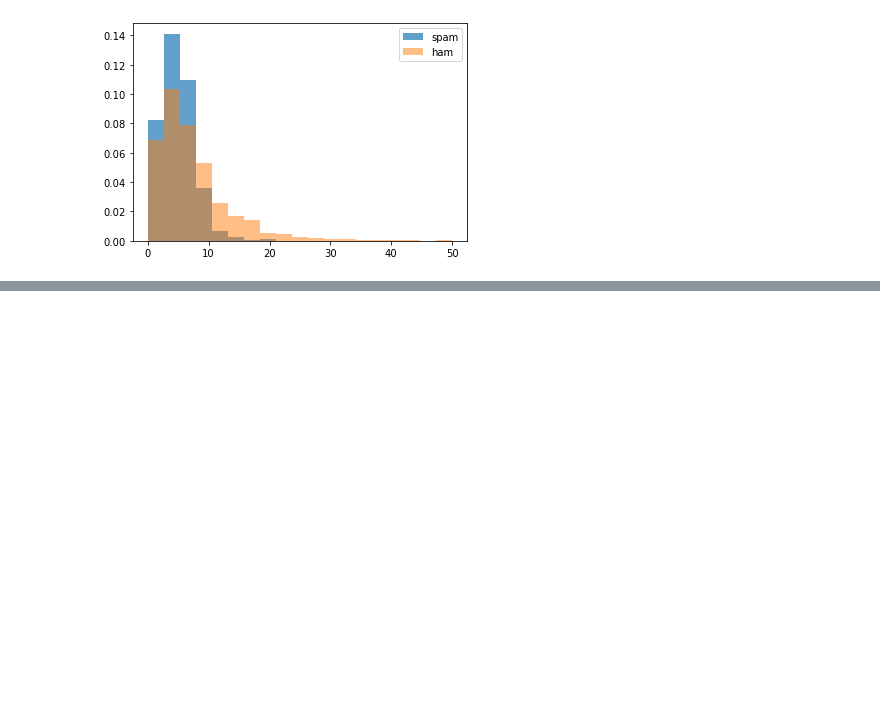
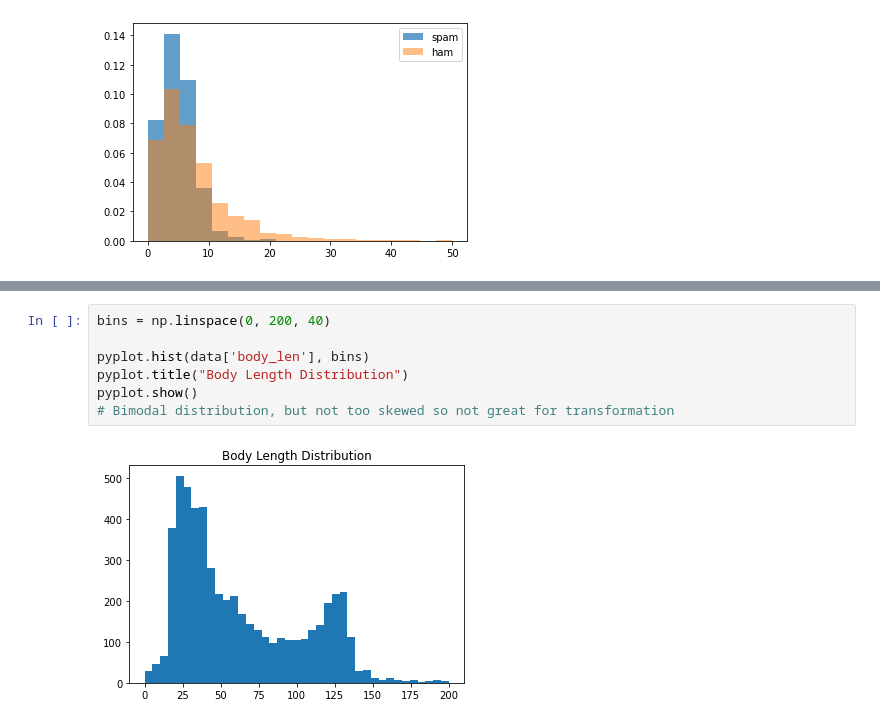
Before and after one commit to allaccountstaken/nlp_with_nltk, a Jupyter notebook: nlp_pipeline.ipynb, the cells around one changed output, grey strips where cells are left out. Drawn from its saved outputs; the diff is of its cells as text; blank space fills up the shorter version.

Commit message:
Identifyig skewed distribution for transformation

```diff
--- a/nlp_pipeline.ipynb
+++ b/nlp_pipeline.ipynb
@@ -808,0 +820,9 @@ pyplot.show()
+# %%
+bins = np.linspace(0, 200, 40)
+
+pyplot.hist(data['body_len'], bins)
+pyplot.title("Body Length Distribution")
+pyplot.show()
+# Bimodal distribution, but not too skewed so not great for transformation
+# %% [output]
+[figure, added]
```
Also changed, not shown: parts of 3 cells of this notebook.
